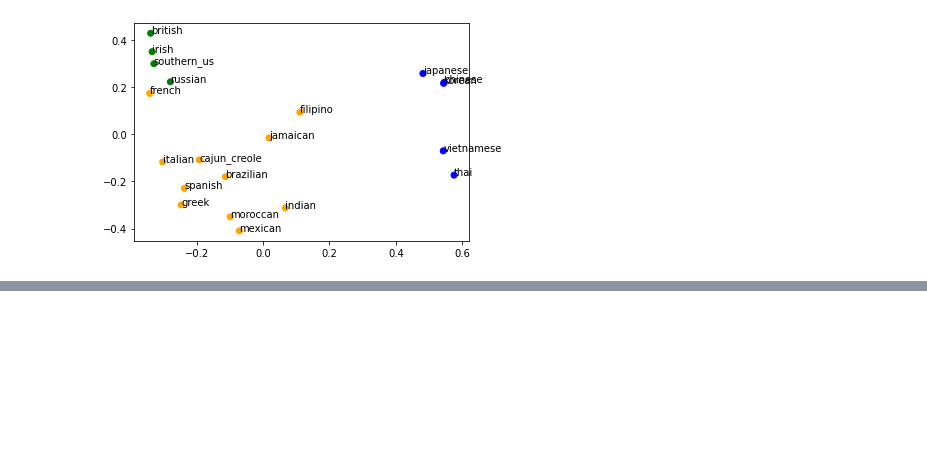
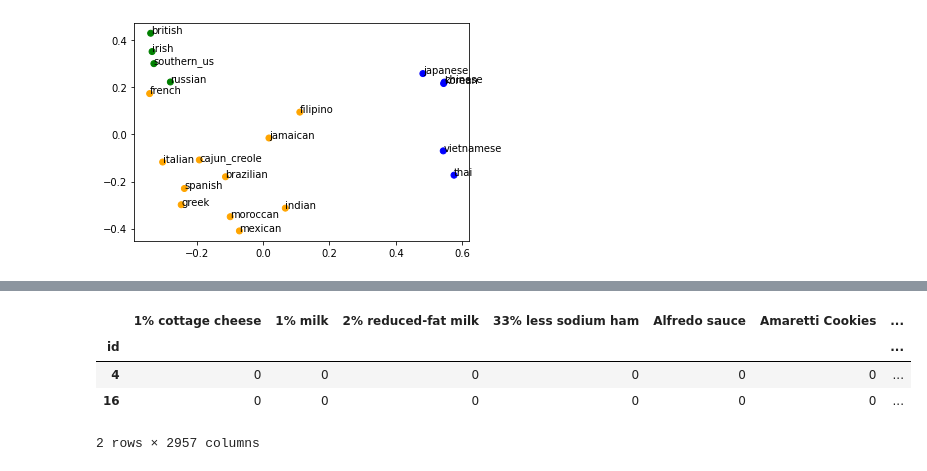
Before and after one commit to amichaelsen/cooking-cuisine-analysis, a Jupyter notebook: pca-clustering-w-ohe.ipynb, the cells around one changed output, grey strips where cells are left out. Saved outputs shown, nothing was run; the diff lists cells and outputs as text; code cells hidden in the pictures; blank space fills up the shorter version.

```diff
--- a/pca-clustering-w-ohe.ipynb
+++ b/pca-clustering-w-ohe.ipynb
@@ -250,0 +327,8 @@ plt.show()
+# %%
+recipe_data.head(2)
+# %% [output]
+|  | 1% cottage cheese | 1% milk | 2% reduced-fat milk | 33% less sodium ham | Alfredo sauce | Amaretti Cookies | ... |
+| id |  |  |  |  |  |  | ... |
+| 4 | 0 | 0 | 0 | 0 | 0 | 0 | ... |
+| 16 | 0 | 0 | 0 | 0 | 0 | 0 | ... |
+2 rows × 2957 columns
```
Also changed, not shown: parts of 21 cells of this notebook.
